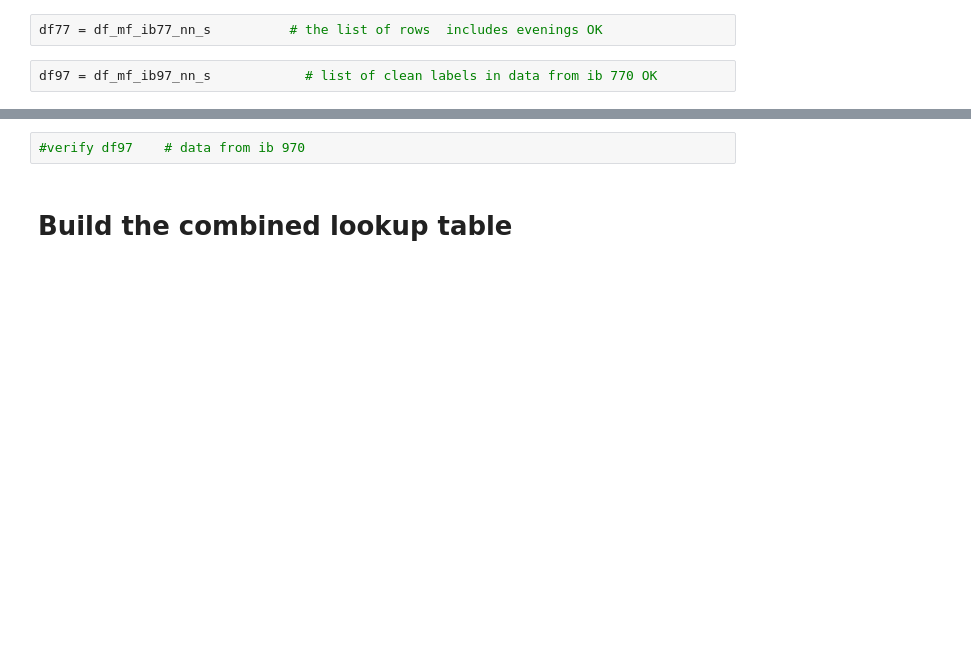
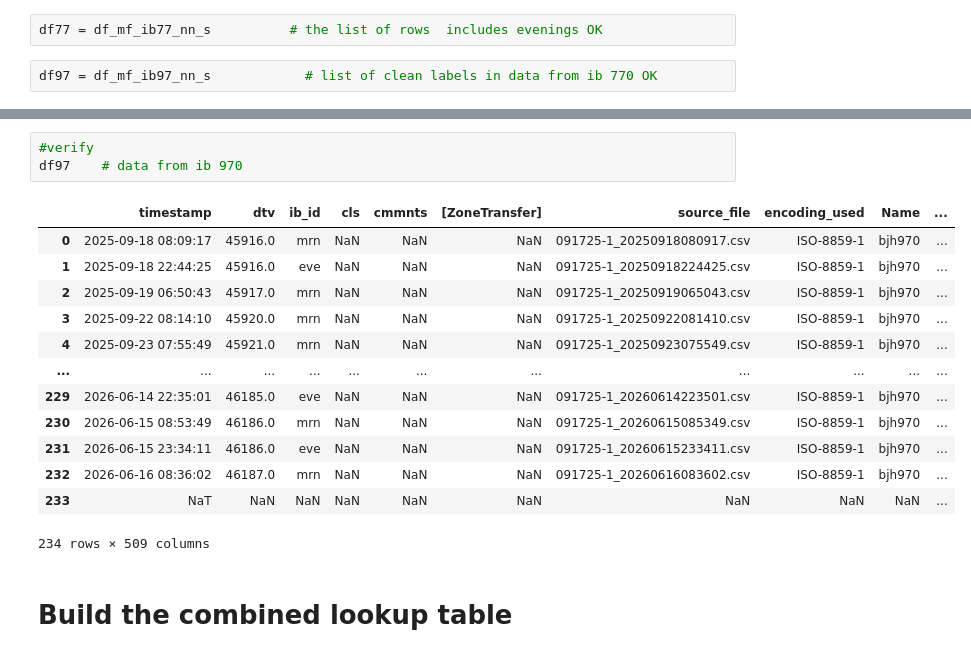
Before and after one commit to 1ratlab/JL_2, a Jupyter notebook: Combining77_97.ipynb, the cells around one changed output, grey strips where cells are left out. Cells and saved outputs as stored; diff of their text form; blank space fills up the shorter version.

```diff
--- a/Combining77_97.ipynb
+++ b/Combining77_97.ipynb
@@ -299,5 +314,20 @@ df97 = df_mf_ib97_nn_s            # list of clean labels in data from ib 770 OK
 # %%
-#verify df97    # data from ib 970
+#verify
+df97    # data from ib 970
+# %% [output]
+|  | timestamp | dtv | ib_id | cls | cmmnts | [ZoneTransfer] | source_file | encoding_used | Name | ... |
+| 0 | 2025-09-18 08:09:17 | 45916.0 | mrn | NaN | NaN | NaN | 091725-1_20250918080917.csv | ISO-8859-1 | bjh970 | ... |
+| 1 | 2025-09-18 22:44:25 | 45916.0 | eve | NaN | NaN | NaN | 091725-1_20250918224425.csv | ISO-8859-1 | bjh970 | ... |
+| 2 | 2025-09-19 06:50:43 | 45917.0 | mrn | NaN | NaN | NaN | 091725-1_20250919065043.csv | ISO-8859-1 | bjh970 | ... |
+| 3 | 2025-09-22 08:14:10 | 45920.0 | mrn | NaN | NaN | NaN | 091725-1_20250922081410.csv | ISO-8859-1 | bjh970 | ... |
+| 4 | 2025-09-23 07:55:49 | 45921.0 | mrn | NaN | NaN | NaN | 091725-1_20250923075549.csv | ISO-8859-1 | bjh970 | ... |
+| ... | ... | ... | ... | ... | ... | ... | ... | ... | ... | ... |
+| 229 | 2026-06-14 22:35:01 | 46185.0 | eve | NaN | NaN | NaN | 091725-1_20260614223501.csv | ISO-8859-1 | bjh970 | ... |
+| 230 | 2026-06-15 08:53:49 | 46186.0 | mrn | NaN | NaN | NaN | 091725-1_20260615085349.csv | ISO-8859-1 | bjh970 | ... |
+| 231 | 2026-06-15 23:34:11 | 46186.0 | eve | NaN | NaN | NaN | 091725-1_20260615233411.csv | ISO-8859-1 | bjh970 | ... |
+| 232 | 2026-06-16 08:36:02 | 46187.0 | mrn | NaN | NaN | NaN | 091725-1_20260616083602.csv | ISO-8859-1 | bjh970 | ... |
+| 233 | NaT | NaN | NaN | NaN | NaN | NaN | NaN | NaN | NaN | ... |
+234 rows × 509 columns
 # %% [markdown]
 # Build the combined lookup table
 # %%
```
Also changed, not shown: parts of 6 cells of this notebook, 7 other files.
